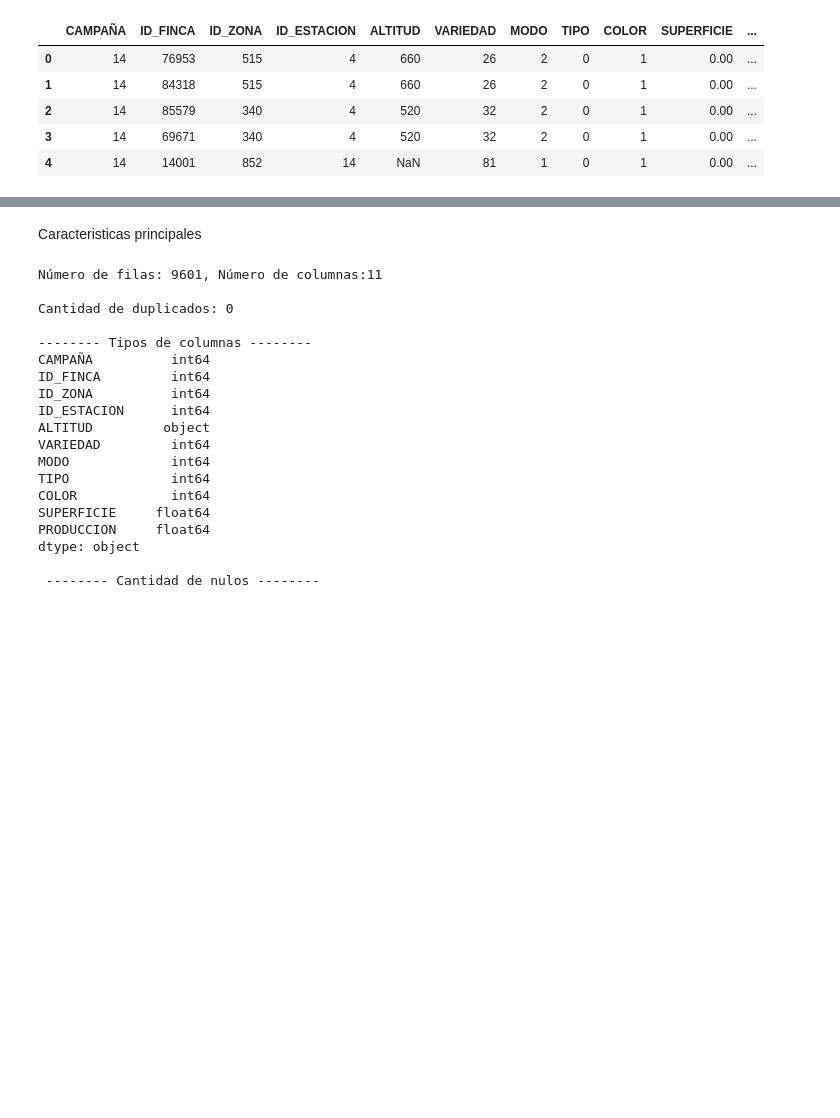
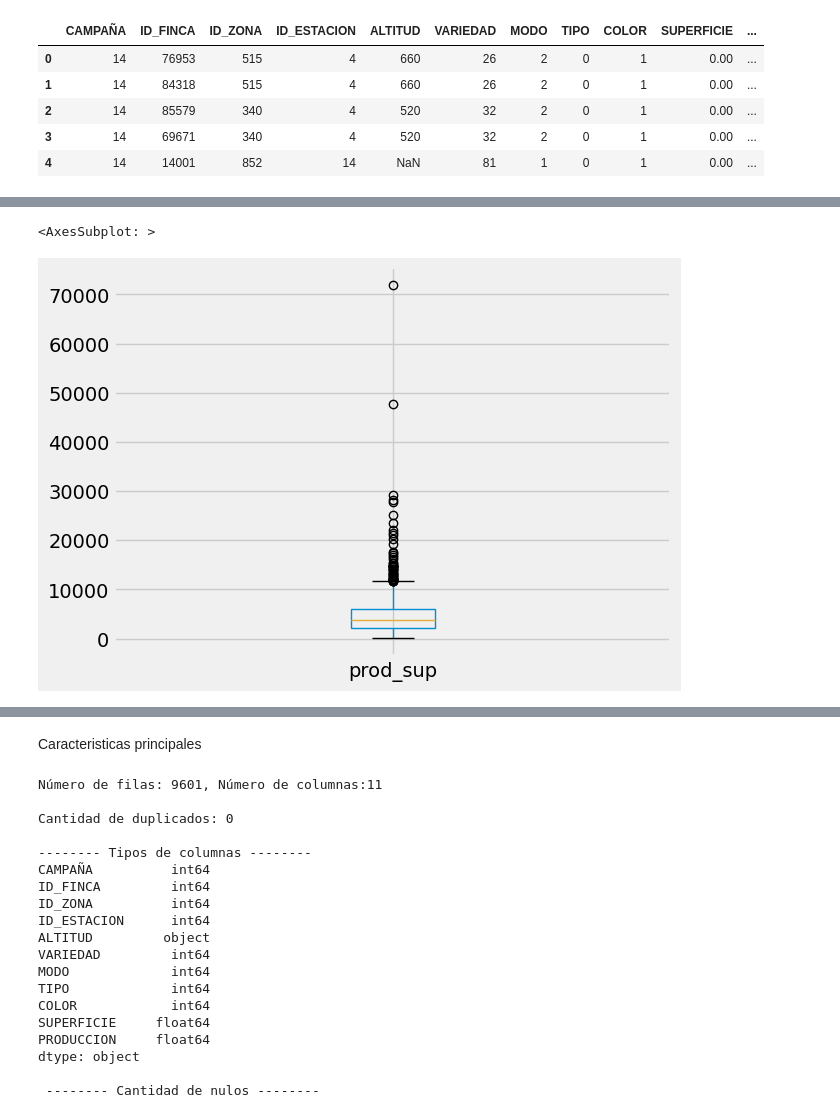
Before and after one commit to vitostamatti/datathon-cajamar-malbecs, a Jupyter notebook: notebooks/00-data-exploration/00-data-exploration-vito.ipynb, the cells around one changed output, grey strips where cells are left out. Drawn from its saved outputs; the diff is of its cells as text; code cells hidden in the pictures; blank space fills up the shorter version.

```diff
--- a/notebooks/00-data-exploration/00-data-exploration-vito.ipynb
+++ b/notebooks/00-data-exploration/00-data-exploration-vito.ipynb
@@ -50,3 +49,17 @@ data.head()
 | 2 | 14 | 85579 | 340 | 4 | 520 | 32 | 2 | 0 | 1 | 0.00 | ... |
 | 3 | 14 | 69671 | 340 | 4 | 520 | 32 | 2 | 0 | 1 | 0.00 | ... |
 | 4 | 14 | 14001 | 852 | 14 | NaN | 81 | 1 | 0 | 1 | 0.00 | ... |
+# %%
+new_cols = ['campana',
+ 'id_finca',
+ 'id_zona',
+ 'id_estacion',
+ 'altitud',
+ 'variedad',
+ 'modo',
+ 'tipo',
+ 'color',
+ 'superficie',
+ 'produccion']
+
+data.columns = new_cols
@@ -52,0 +321,9 @@ data.head()
+# %%
+def process_altitud(data):
+    data['altitud_pro'] = data['altitud'].str.split("-",expand=True).fillna(0).astype(float).apply(
+        lambda row: (row[0]+row[1])/2 if (row[0] > 0 and row[1] > 0) else row[0], axis=1
+    )
+    data.loc[data['altitud_pro']==0,'altitud_pro'] = np.NaN
+    return data
+
+data = preproces_altitud(data)
@@ -52,0 +368,18 @@ data.head()
+# %%
+mean_alt_by_est = (
+    data
+    .dropna(subset='altitud_pro')
+    .groupby('id_estacion')
+    .agg({"altitud_pro":"mean"})
+).reset_index()
+
+data['altitud_pro_2'] = data['altitud_pro'].fillna(0)
+
+data.loc[data['altitud_pro_2']==0,'altitud_pro_2'] = (
+    data.loc[data['altitud_pro_2']==0,['id_estacion']].merge(
+        mean_alt_by_est,
+        left_on=['id_estacion'],
+        right_on=['id_estacion'],
+        how='left'
+    )['altitud_pro']
+)
@@ -52,0 +473,7 @@ data.head()
+# %%
+data[data['produccion'].notnull() & data['superficie_pro'].notnull()].assign(
+    prod_sup = data['produccion']/data['superficie_pro']
+).query('variedad==59')[['prod_sup']].boxplot()
+# %% [output]
+<AxesSubplot: >
+[figure, added]
```
Also changed, not shown: parts of 32 cells of this notebook, 1 other file.
